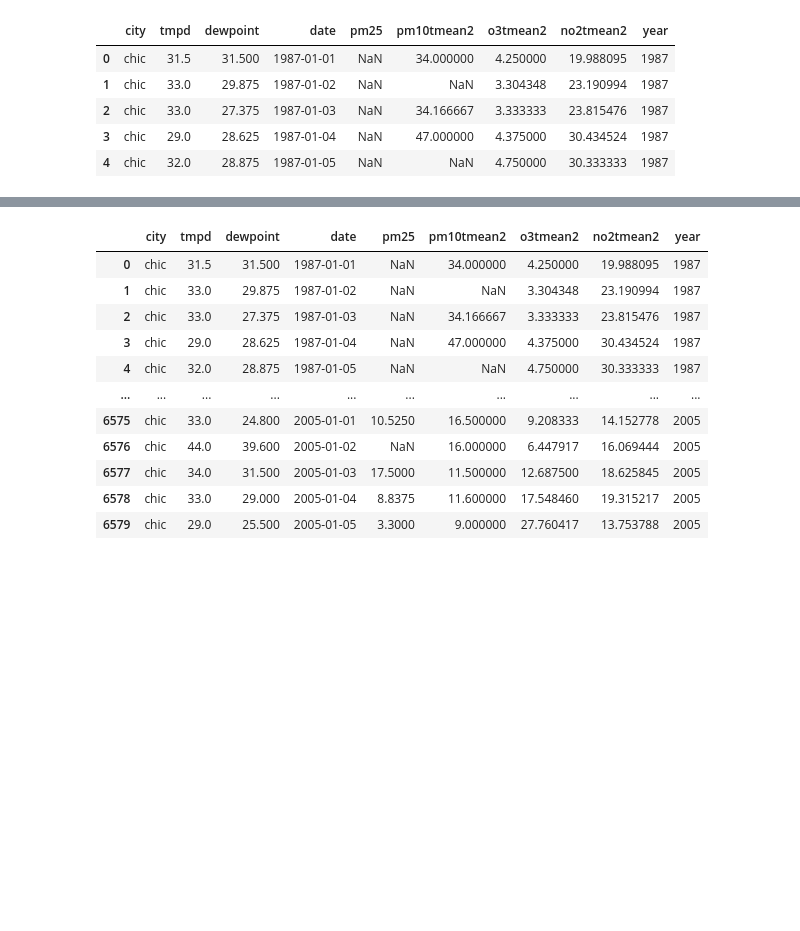
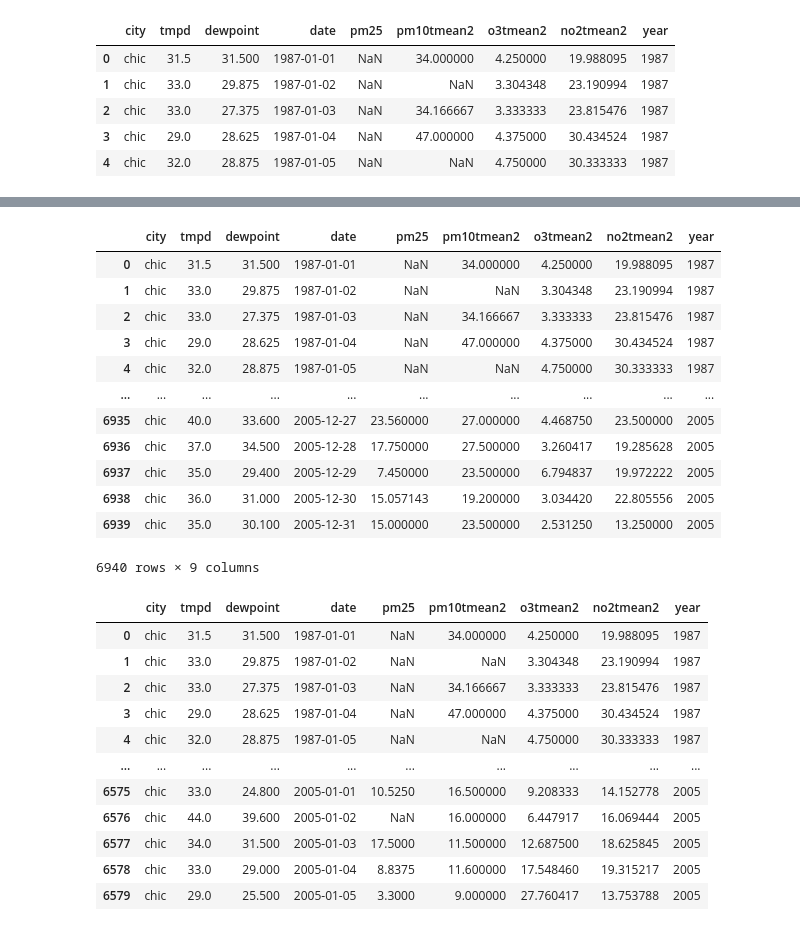
Before and after one commit to asjad99/Sequential-Decision-Making-, a Jupyter notebook: Data_Munging/[pandas]EDA_pollution.ipynb, the cells around one changed output, grey strips where cells are left out. Cells and saved outputs as stored; diff of their text form; code cells hidden in the pictures; blank space fills up the shorter version.

```diff
--- a/Data_Munging/[pandas]EDA_pollution.ipynb
+++ b/Data_Munging/[pandas]EDA_pollution.ipynb
@@ -43,7 +46,7 @@ Note: you may need to restart the kernel to use updated packages.
 import pyreadr
 import pandas as pd
 # %%
-result = pyreadr.read_r('chicago')
+result = pyreadr.read_r('data/chicago')
 # %%
 df = result[None]
 # %% [markdown]
@@ -308,3 +326,19 @@ df.head()
+# %%
+df
+# %% [output]
+|  | city | tmpd | dewpoint | date | pm25 | pm10tmean2 | o3tmean2 | no2tmean2 | year |
+| 0 | chic | 31.5 | 31.500 | 1987-01-01 | NaN | 34.000000 | 4.250000 | 19.988095 | 1987 |
+| 1 | chic | 33.0 | 29.875 | 1987-01-02 | NaN | NaN | 3.304348 | 23.190994 | 1987 |
+| 2 | chic | 33.0 | 27.375 | 1987-01-03 | NaN | 34.166667 | 3.333333 | 23.815476 | 1987 |
+| 3 | chic | 29.0 | 28.625 | 1987-01-04 | NaN | 47.000000 | 4.375000 | 30.434524 | 1987 |
+| 4 | chic | 32.0 | 28.875 | 1987-01-05 | NaN | NaN | 4.750000 | 30.333333 | 1987 |
+| ... | ... | ... | ... | ... | ... | ... | ... | ... | ... |
+| 6935 | chic | 40.0 | 33.600 | 2005-12-27 | 23.560000 | 27.000000 | 4.468750 | 23.500000 | 2005 |
+| 6936 | chic | 37.0 | 34.500 | 2005-12-28 | 17.750000 | 27.500000 | 3.260417 | 19.285628 | 2005 |
+| 6937 | chic | 35.0 | 29.400 | 2005-12-29 | 7.450000 | 23.500000 | 6.794837 | 19.972222 | 2005 |
+| 6938 | chic | 36.0 | 31.000 | 2005-12-30 | 15.057143 | 19.200000 | 3.034420 | 22.805556 | 2005 |
+| 6939 | chic | 35.0 | 30.100 | 2005-12-31 | 15.000000 | 23.500000 | 2.531250 | 13.250000 | 2005 |
+6940 rows × 9 columns
 # %%
 df_new  = df.groupby("year", sort=True)
 # %%
```
Also changed, not shown: parts of 5 cells of this notebook, 5 other files.
